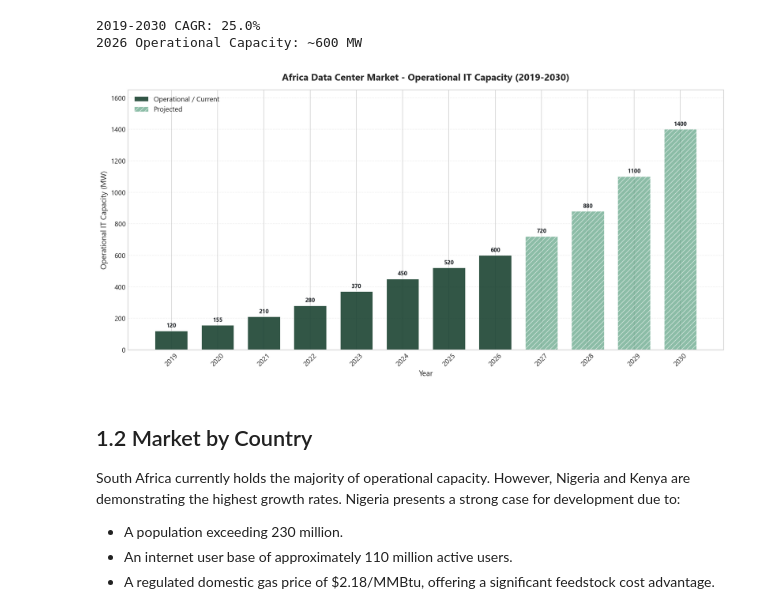
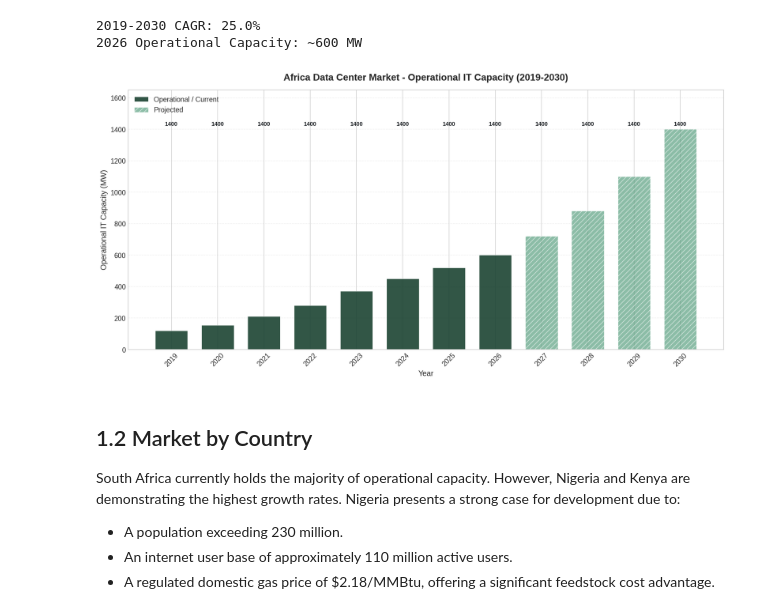
Before and after one commit to Husayn01/SPE-Africa-Energython-2026, a Jupyter notebook: notebooks/01_market_and_demand.ipynb, the cells around one changed output. Saved outputs shown, nothing was run; the diff lists cells and outputs as text; code cells hidden in the pictures.

```diff
--- a/notebooks/01_market_and_demand.ipynb
+++ b/notebooks/01_market_and_demand.ipynb
@@ -28,8 +30,6 @@ warnings.filterwarnings('ignore')
 plt.style.use('seaborn-v0_8-whitegrid')
 plt.rcParams.update({
     'figure.figsize': (12, 6),
-    'font.family': 'sans-serif',
-    'font.sans-serif': ['Segoe UI', 'Arial', 'Helvetica'],
     'font.size': 11,
     'axes.titlesize': 14,
     'axes.titleweight': 'bold',
@@ -85,36 +85,35 @@ print(f"2026 Operational Capacity: ~600 MW")
 fig, ax = plt.subplots(figsize=(14, 7))
 
 actual = africa_dc_capacity[africa_dc_capacity['Type'].isin(['Actual', 'Current'])]
 projected = africa_dc_capacity[africa_dc_capacity['Type'] == 'Projected']
 
 bars_actual = ax.bar(actual['Year'], actual['Operational_MW'],
                      color=COLORS['primary'], alpha=0.9, width=0.7,
                      label='Operational / Current', edgecolor='white', linewidth=0.5)
 bars_projected = ax.bar(projected['Year'], projected['Operational_MW'],
                         color=COLORS['accent'], alpha=0.6, width=0.7,
                         label='Projected', edgecolor='white', linewidth=0.5,
                         hatch='///')
 
 for bar in list(bars_actual) + list(bars_projected):
-    height = bar.get_height()
+    sans = bar.get_height()
     ax.text(bar.get_x() + bar.get_width()/2., height + 15, f'{int(height)}',
             ha='center', va='bottom', fontsize=9, fontweight='bold', color=COLORS['text'])
 
 ax.set_xlabel('Year', fontsize=12)
 ax.set_ylabel('Operational IT Capacity (MW)', fontsize=12)
 ax.set_title('Africa Data Center Market - Operational IT Capacity (2019-2030)', fontsize=15, fontweight='bold', pad=15)
 ax.set_xticks(africa_dc_capacity['Year'])
 ax.set_xticklabels([str(int(y)) for y in africa_dc_capacity['Year']], rotation=45)
 ax.legend(loc='upper left', fontsize=11, framealpha=0.9)
 ax.set_ylim(0, 1650)
 ax.grid(axis='y', alpha=0.3, linestyle='--')
 
 plt.tight_layout()
 plt.savefig('../outputs/figures/01_africa_dc_capacity_growth.png', dpi=300)
 plt.show()
-plt.close()
 # %% [output]
-[figure, old version]
+[figure, new version]
 # %% [markdown]
 ## 1.2 Market by Country
 
```
Also changed, not shown: parts of 4 cells of this notebook.
